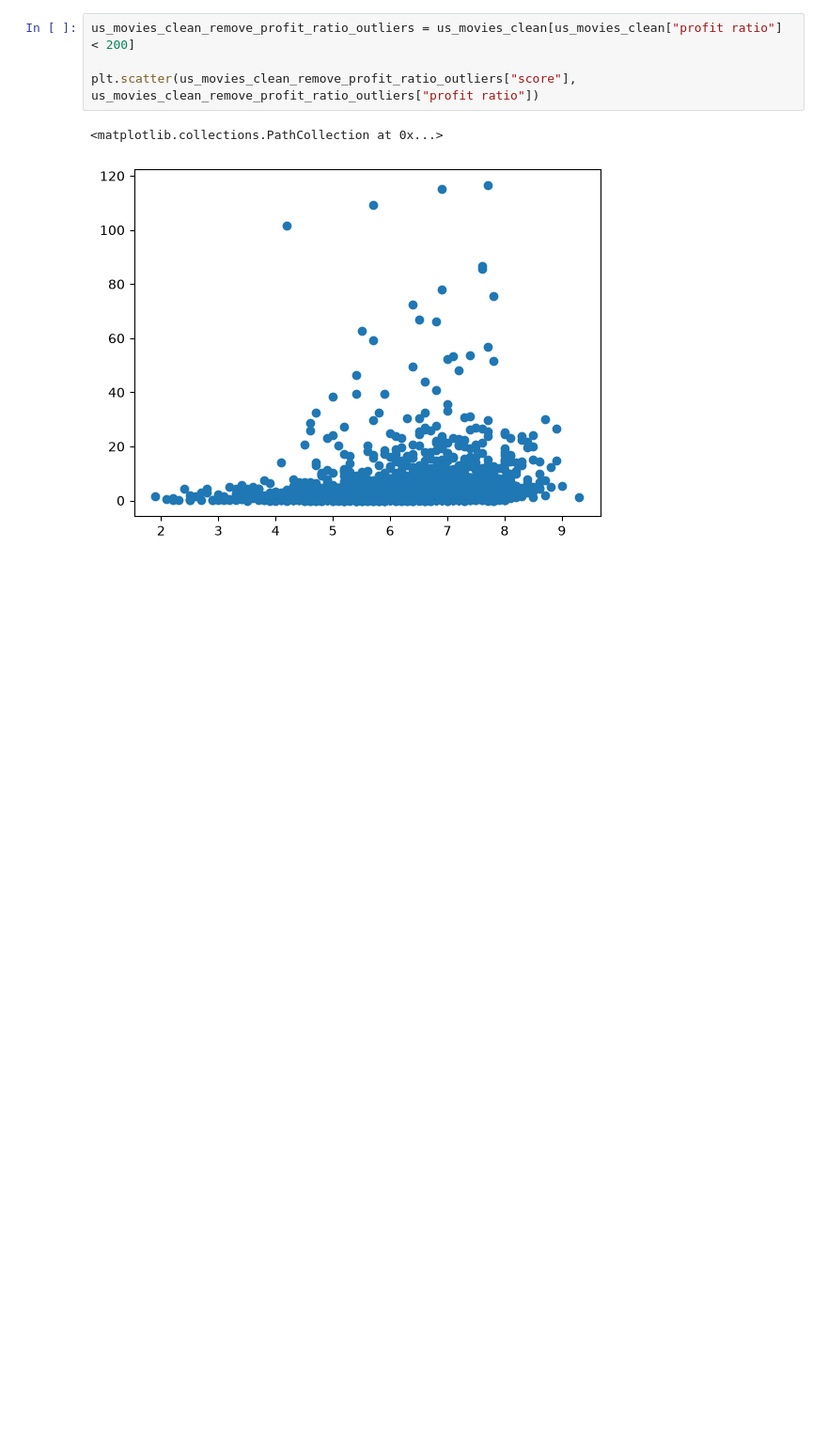
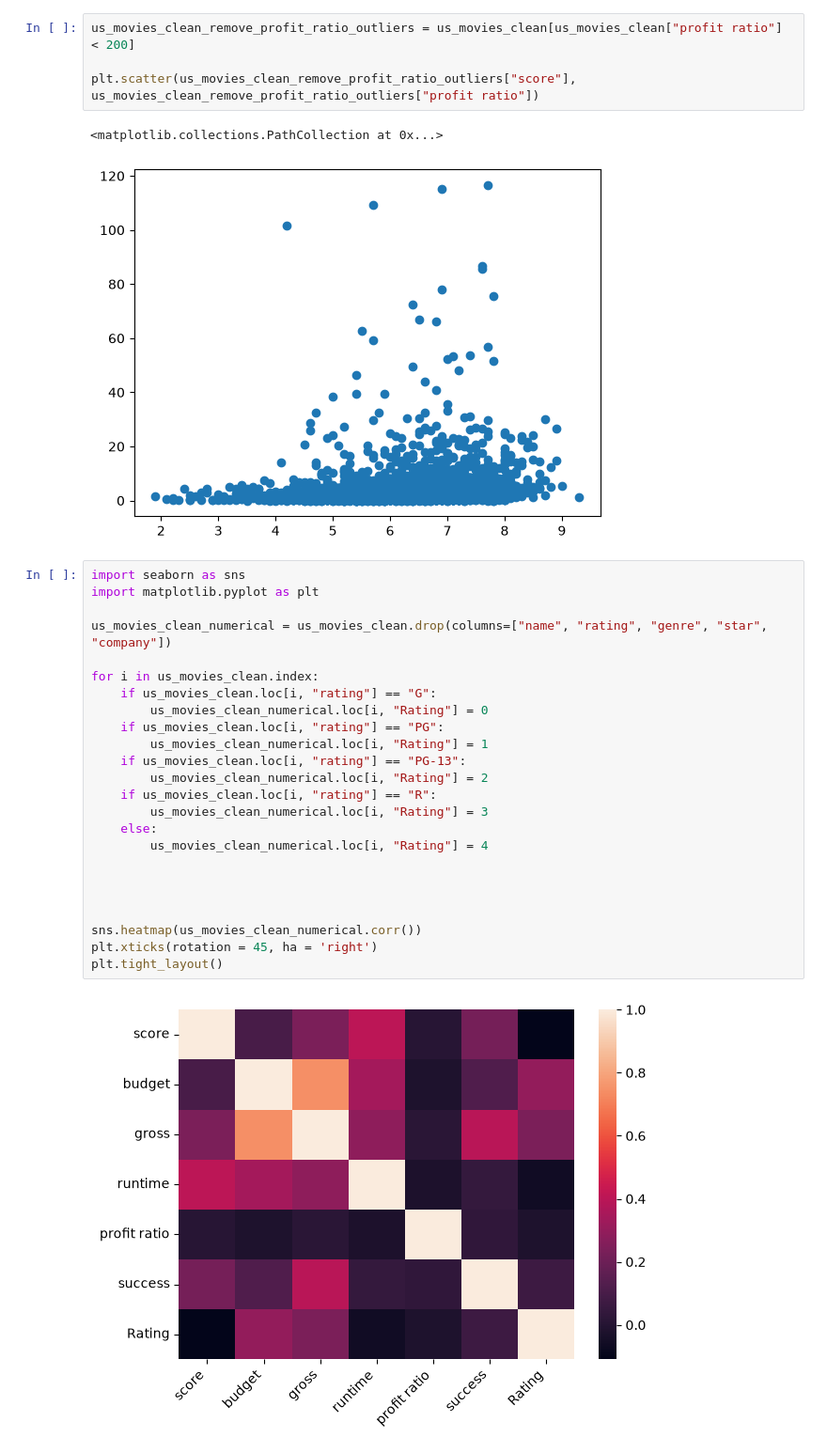
Before and after one commit to Donov124/CMSE202_Git_Started, a Jupyter notebook: Project_Planning/USonly_initial_processing.ipynb, the cells around one changed output. Shown at 94% size. Drawn from its saved outputs; the diff is of its cells as text; blank space fills up the shorter version.

```diff
--- a/Project_Planning/USonly_initial_processing.ipynb
+++ b/Project_Planning/USonly_initial_processing.ipynb
@@ -138,3 +138,29 @@ plt.scatter(us_movies_clean_remove_profit_ratio_outliers["score"], us_movies_cle
 # %% [output]
 <matplotlib.collections.PathCollection at 0x...>
 [figure]
+# %%
+import seaborn as sns
+import matplotlib.pyplot as plt
+
+us_movies_clean_numerical = us_movies_clean.drop(columns=["name", "rating", "genre", "star", "company"])
+
+for i in us_movies_clean.index:
+    if us_movies_clean.loc[i, "rating"] == "G":
+        us_movies_clean_numerical.loc[i, "Rating"] = 0
+    if us_movies_clean.loc[i, "rating"] == "PG":
+        us_movies_clean_numerical.loc[i, "Rating"] = 1
+    if us_movies_clean.loc[i, "rating"] == "PG-13":
+        us_movies_clean_numerical.loc[i, "Rating"] = 2
+    if us_movies_clean.loc[i, "rating"] == "R":
+        us_movies_clean_numerical.loc[i, "Rating"] = 3
+    else:
+        us_movies_clean_numerical.loc[i, "Rating"] = 4
+
+
+
+
+sns.heatmap(us_movies_clean_numerical.corr())
+plt.xticks(rotation = 45, ha = 'right')
+plt.tight_layout()
+# %% [output]
+[figure, added]
```
